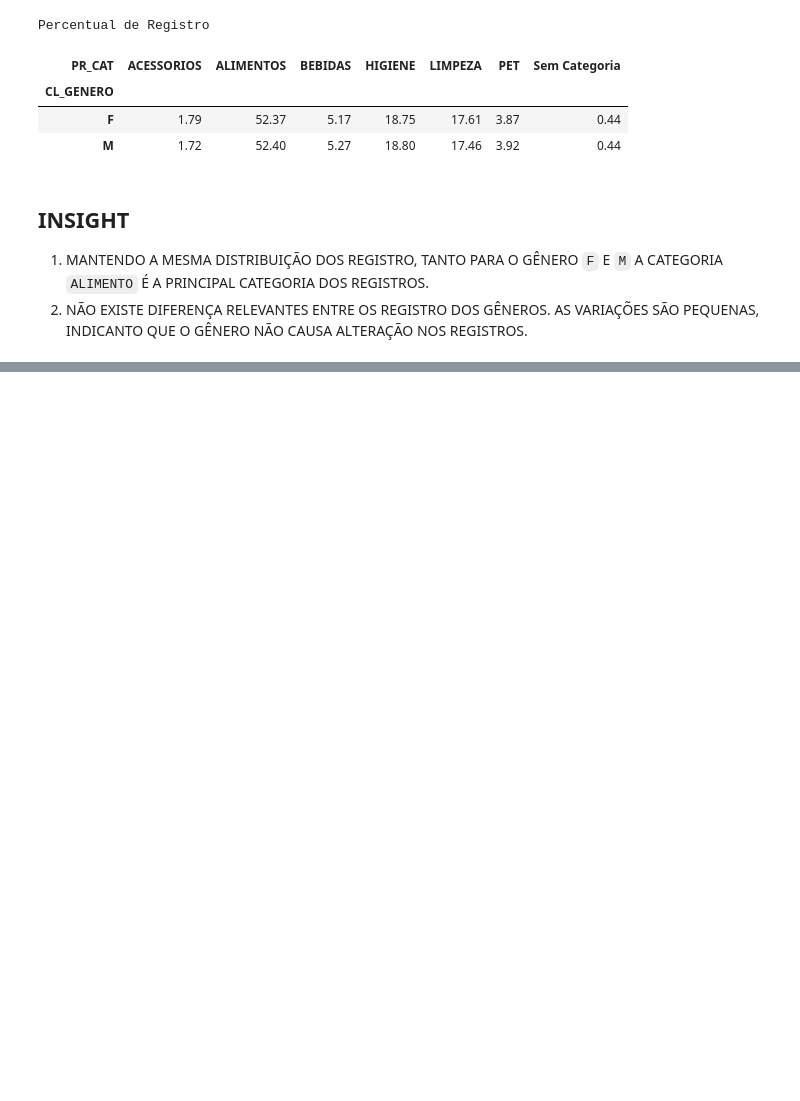
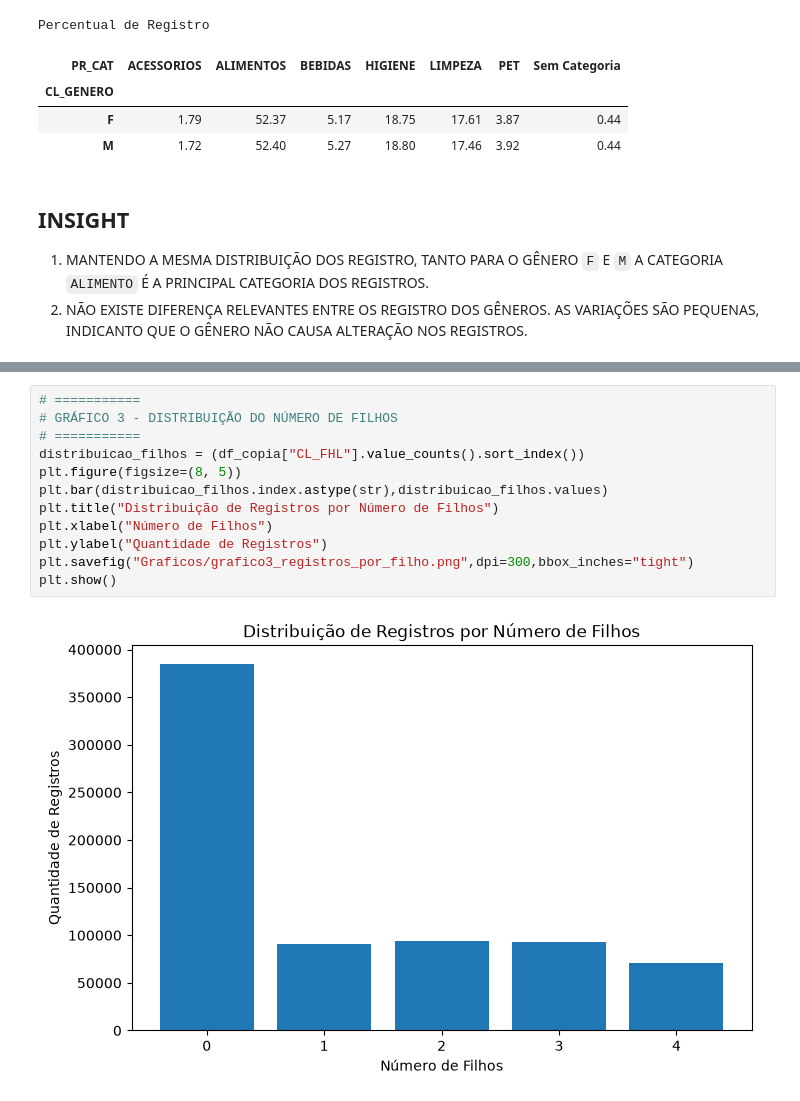
Before and after one commit to FelipeBusa/mini_projeto_turma05, a Jupyter notebook: Mini_Projeto_Felipe_Busarello.ipynb, the cells around one changed output, grey strips where cells are left out. Cells and saved outputs as stored; diff of their text form; blank space fills up the shorter version.

```diff
--- a/Mini_Projeto_Felipe_Busarello.ipynb
+++ b/Mini_Projeto_Felipe_Busarello.ipynb
@@ -781,0 +816,14 @@ Percentual de Registro
+# %%
+# ===========
+# GRÁFICO 3 - DISTRIBUIÇÃO DO NÚMERO DE FILHOS
+# ===========
+distribuicao_filhos = (df_copia["CL_FHL"].value_counts().sort_index())
+plt.figure(figsize=(8, 5))
+plt.bar(distribuicao_filhos.index.astype(str),distribuicao_filhos.values)
+plt.title("Distribuição de Registros por Número de Filhos")
+plt.xlabel("Número de Filhos")
+plt.ylabel("Quantidade de Registros")
+plt.savefig("Graficos/grafico3_registros_por_filho.png",dpi=300,bbox_inches="tight")
+plt.show()
+# %% [output]
+[figure, added]
```
Also changed, not shown: parts of 13 cells of this notebook.
